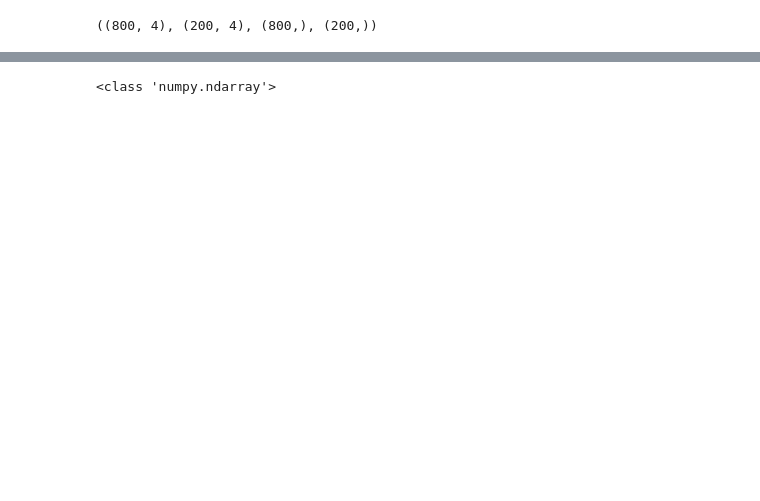
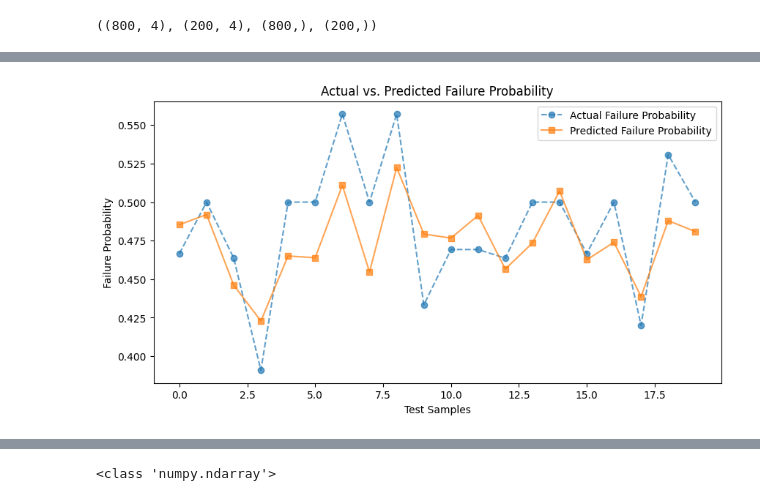
Before and after one commit to GAUTHAM09012004/Component_Sevice_Predictor, a Jupyter notebook: ml/ml_sandbox.ipynb, the cells around one changed output, grey strips where cells are left out. Drawn from its saved outputs; the diff is of its cells as text; code cells hidden in the pictures; blank space fills up the shorter version.

```diff
--- a/ml/ml_sandbox.ipynb
+++ b/ml/ml_sandbox.ipynb
@@ -145,0 +112,96 @@ print(X_test, y_pred)
+# %%
+import pandas as pd
+import numpy as np
+import matplotlib.pyplot as plt
+from sklearn.linear_model import LinearRegression
+from sklearn.preprocessing import MinMaxScaler
+from sklearn.model_selection import train_test_split, TimeSeriesSplit
+from sklearn.metrics import mean_squared_error, r2_score
+
+def prepare_data(data):
+    relevant_columns = [
+        'Engine Oil Pressure', 'Engine Speed', 'Engine Temperature',
+        'Brake Control', 'Transmission Pressure', 'Pedal Sensor',
+        'Water Fuel', 'Fuel Level', 'Fuel Pressure', 'Fuel Temperature',
+        'System Voltage', 'Exhaust Gas Temperature',
+        'Hydraulic Pump Rate', 'Air Filter Pressure Drop',
+        'Overall Failure Probability'
+    ]
+    data = data[relevant_columns]
+
+    data = data.fillna(method='ffill').fillna(method='bfill')
+
+    scaler = MinMaxScaler(feature_range=(0, 1))
+    scaled_data = scaler.fit_transform(data.drop(columns=['Overall Failure Probability']))
+
+    X = scaled_data
+    y = data['Overall Failure Probability']
+    return np.array(X), np.array(y), scaler, data.columns
+
+def train_and_evaluate_model(X, y):
+    X_train, X_test, y_train, y_test = train_test_split(X, y, test_size=0.2, shuffle=False, random_state=42)
+
+    model = LinearRegression()
+    model.fit(X_train, y_train)
+
+    y_train_pred = model.predict(X_train)
+    y_test_pred = model.predict(X_test)
+
+    train_mse = mean_squared_error(y_train, y_train_pred)
+    test_mse = mean_squared_error(y_test, y_test_pred)
+    train_r2 = r2_score(y_train, y_train_pred)
+    test_r2 = r2_score(y_test, y_test_pred)
+
+    print(f"Train MSE: {train_mse:.4f}, Test MSE: {test_mse:.4f}")
+    print(f"Train RMSE: {np.sqrt(train_mse):.4f}, Test RMSE: {np.sqrt(test_mse):.4f}")
+    print(f"Train R² Score: {train_r2:.4f}")
+    print(f"Test R² Score: {test_r2:.4f}")
+
+    plt.figure(figsize=(10, 5))
+    plt.plot(y_test, label="Actual Failure Probability", marker='o', linestyle='dashed', alpha=0.7)
+    plt.plot(y_test_pred, label="Predicted Failure Probability", marker='s', linestyle='solid', alpha=0.7)
+    plt.xlabel("Test Samples")
+    plt.ylabel("Failure Probability")
+    plt.title("Actual vs. Predicted Failure Probability")
+    plt.legend()
+    plt.show()
+
+    return model
+
+def predict_failure_probability(model, X_last):
+    prediction = model.predict([X_last])[0]
+    print(f"Predicted Failure Probability: {prediction:.4f}")
+    return prediction
+
+def perform_cross_validation(X, y, n_splits=5):
+    tscv = TimeSeriesSplit(n_splits=n_splits)
+    mse_scores = []
+
+    for train_index, test_index in tscv.split(X):
+        X_train, X_test = X[train_index], X[test_index]
+        y_train, y_test = y[train_index], y[test_index]
+
+        model = LinearRegression()
+        model.fit(X_train, y_train)
+
+        y_pred = model.predict(X_test)
+        mse = mean_squared_error(y_test, y_pred)
+        mse_scores.append(mse)
+
+    print(f"Cross-validation MSE scores: {mse_scores}")
+    print(f"Mean CV MSE: {np.mean(mse_scores):.4f}")
+
+data = pd.read_csv('/content/drive/MyDrive/machine_data.csv')
+
+X, y, scaler, column_names = prepare_data(data)
+
+print("X shape:", X.shape)
+print("y shape:", y.shape)
+
+model = train_and_evaluate_model(X, y)
+
+X_last = X[-1]
+predict_failure_probability(model, X_last)
+
+perform_cross_validation(X, y)
+# %% [output]
@@ -145,0 +214 @@ print(X_test, y_pred)
+[figure, added]
```
Also changed, not shown: parts of 20 cells of this notebook.
